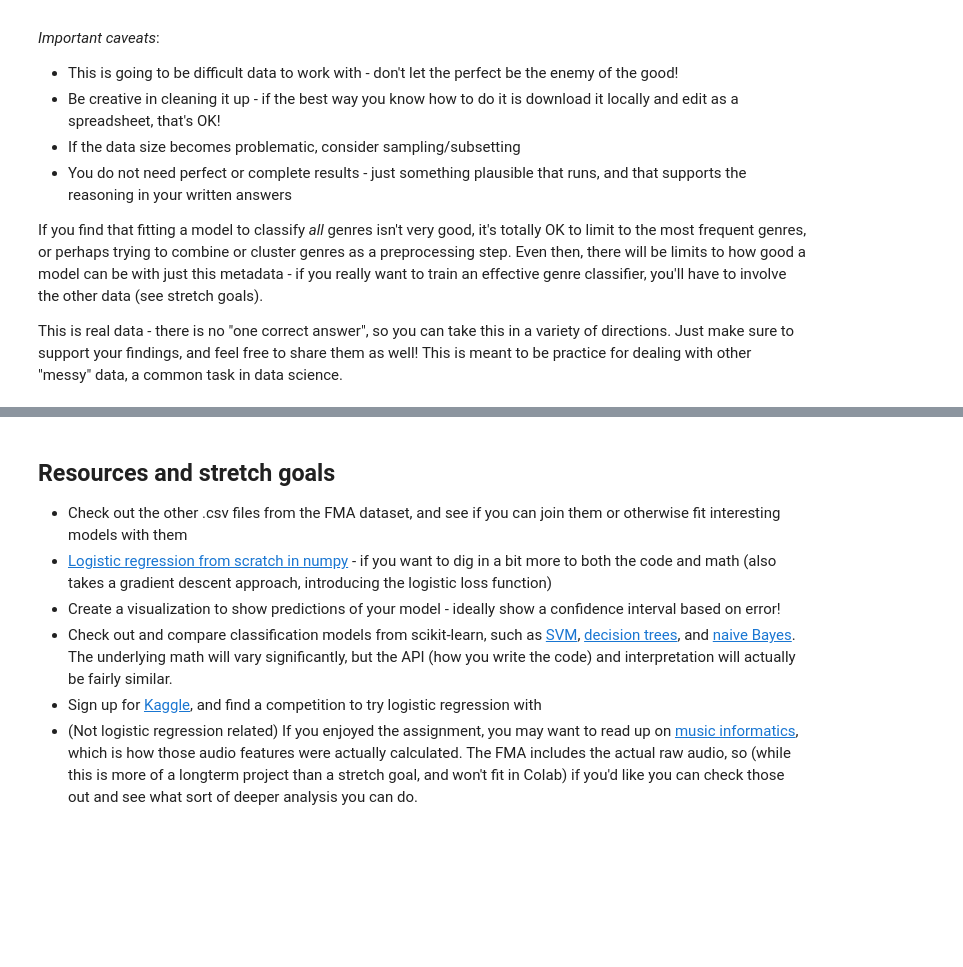
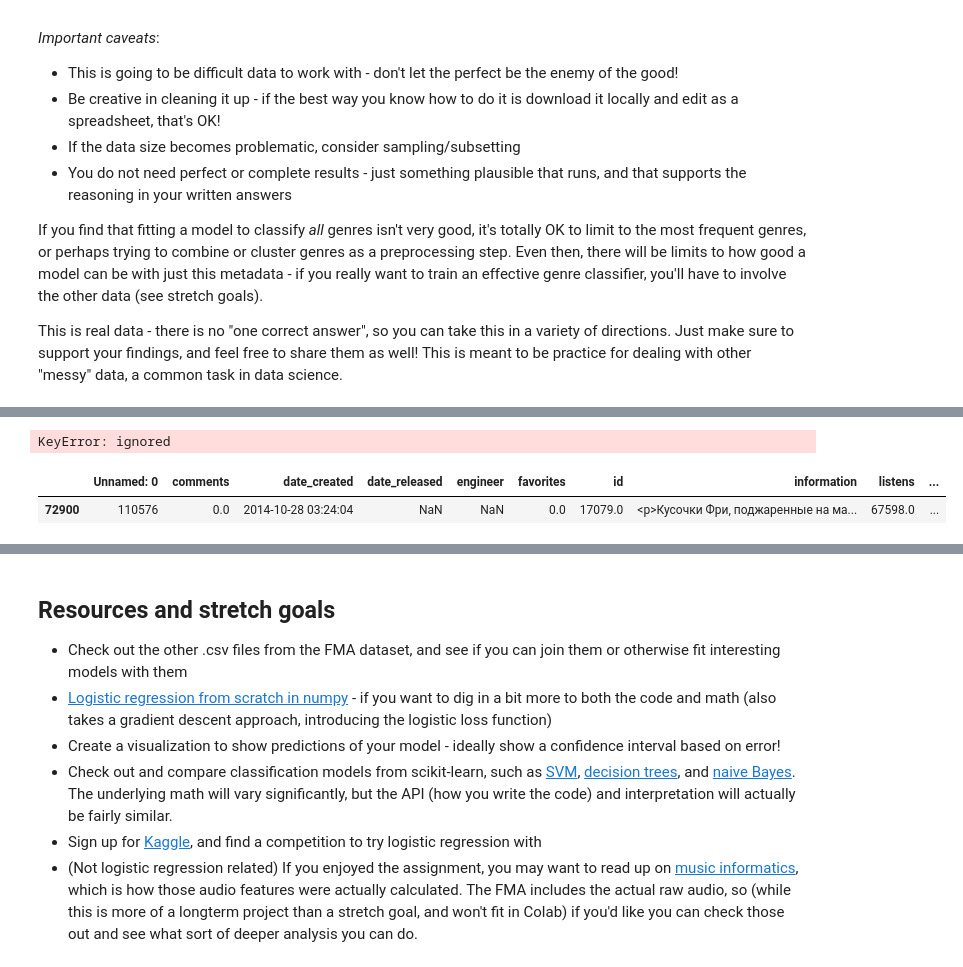
Before and after one commit to bloominstituteoftechnology/DS-Unit-2-Sprint-3-Advanced-Regression, a Jupyter notebook: module1-logistic-regression/LS_DS_231_Logistic_Regression.ipynb, the cells around one changed output, grey strips where cells are left out. Cells and saved outputs as stored; diff of their text form; code cells hidden in the pictures; blank space fills up the shorter version.

```diff
--- a/module1-logistic-regression/LS_DS_231_Logistic_Regression.ipynb
+++ b/module1-logistic-regression/LS_DS_231_Logistic_Regression.ipynb
@@ -431,0 +456,2 @@ print('Accuracy of logistic regression classifier on genre_top: {:.2f}'.format(l
+# %%
+pattern = regex.compile(r'\s+')
@@ -431,0 +473,17 @@ print('Accuracy of logistic regression classifier on genre_top: {:.2f}'.format(l
+# %%
+def genre_array(a):
+  a_s = a[1:-1]
+  if len(a_s) > 0:
+#   print(1,a_s,max)
+    a_sns = regex.sub(pattern, '', a_s) # remove all spaces
+  #   print(2,a_s)
+    a_sa = a_sns.split(',')
+    n1s = [-1] * (25 - len(a_sa))
+    a_n = [int(x) for x in a_sa]
+    a_n.append(n1s)
+  else:
+    a_n = [-1] * 25
+  return a_n
+# %%
+ga = ['Genre_' + str(i) for i in range(1,26)]
+ga
@@ -431,0 +508,4 @@ print('Accuracy of logistic regression classifier on genre_top: {:.2f}'.format(l
+# %%
+dfbc[ga] = dfbc.genres.apply(lambda genre_list: genre_array(genre_list))
+# %% [output]
+KeyError: ignored
@@ -431,0 +514,5 @@ print('Accuracy of logistic regression classifier on genre_top: {:.2f}'.format(l
+# %%
+dfbc[dfbc.genres == '[1, 18, 22, 30, 32, 38, 41, 47, 49, 58, 74, 94, 97, 107, 125, 183, 224, 247, 250, 400, 495, 514, 659, 906, 1235]']
+# %% [output]
+|  | Unnamed: 0 | comments | date_created | date_released | engineer | favorites | id | information | listens | ... |
+| 72900 | 110576 | 0.0 | 2014-10-28 03:24:04 | NaN | NaN | 0.0 | 17079.0 | <p>Кусочки Фри, поджаренные на ма... | 67598.0 | ... |
```
Also changed, not shown: parts of 16 cells of this notebook.
